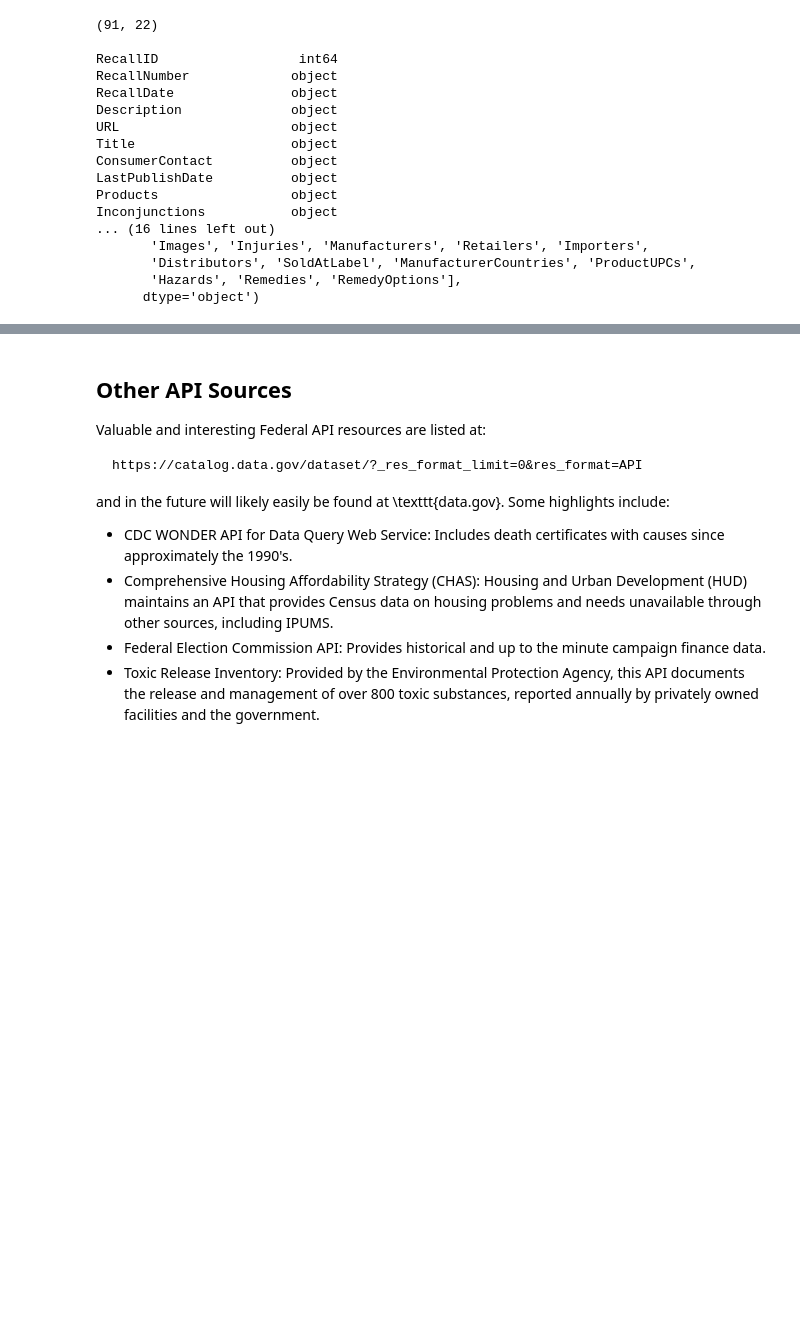
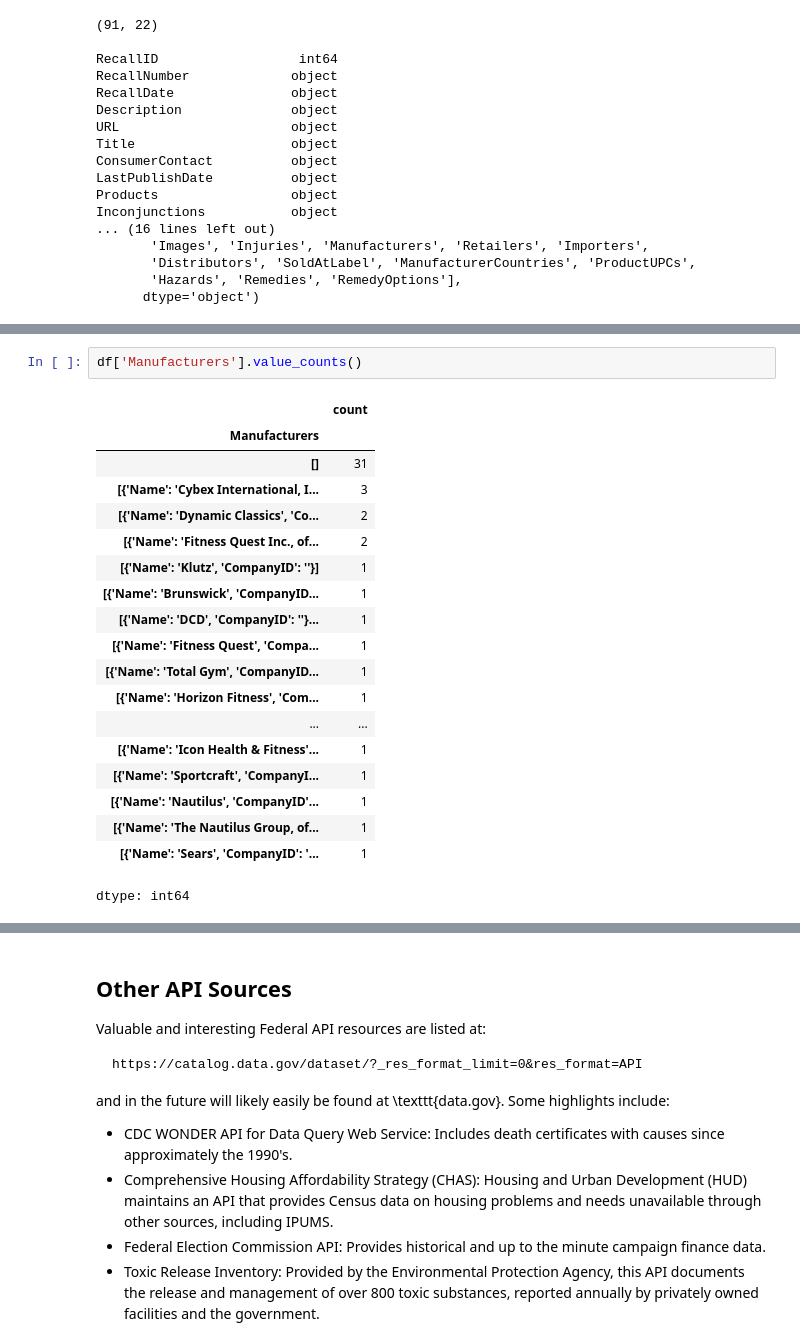
Before and after one commit to gffiveash/Labs, a Jupyter notebook: 01_api_calls/assignment_notebook.ipynb, the cells around one changed output, grey strips where cells are left out. Cells and saved outputs as stored; diff of their text form; blank space fills up the shorter version.

```diff
--- a/01_api_calls/assignment_notebook.ipynb
+++ b/01_api_calls/assignment_notebook.ipynb
@@ -257,0 +239,22 @@ This should convert the above analysis into a web page available from localhost.
+# %%
+df['Manufacturers'].value_counts()
+# %% [output]
+|  | count |
+| Manufacturers |  |
+| [] | 31 |
+| [{'Name': 'Cybex International, I... | 3 |
+| [{'Name': 'Dynamic Classics', 'Co... | 2 |
+| [{'Name': 'Fitness Quest Inc., of... | 2 |
+| [{'Name': 'Klutz', 'CompanyID': ''}] | 1 |
+| [{'Name': 'Brunswick', 'CompanyID... | 1 |
+| [{'Name': 'DCD', 'CompanyID': ''}... | 1 |
+| [{'Name': 'Fitness Quest', 'Compa... | 1 |
+| [{'Name': 'Total Gym', 'CompanyID... | 1 |
+| [{'Name': 'Horizon Fitness', 'Com... | 1 |
+| ... | ... |
+| [{'Name': 'Icon Health & Fitness'... | 1 |
+| [{'Name': 'Sportcraft', 'CompanyI... | 1 |
+| [{'Name': 'Nautilus', 'CompanyID'... | 1 |
+| [{'Name': 'The Nautilus Group, of... | 1 |
+| [{'Name': 'Sears', 'CompanyID': '... | 1 |
+dtype: int64
```
Also changed, not shown: parts of 15 cells of this notebook.
